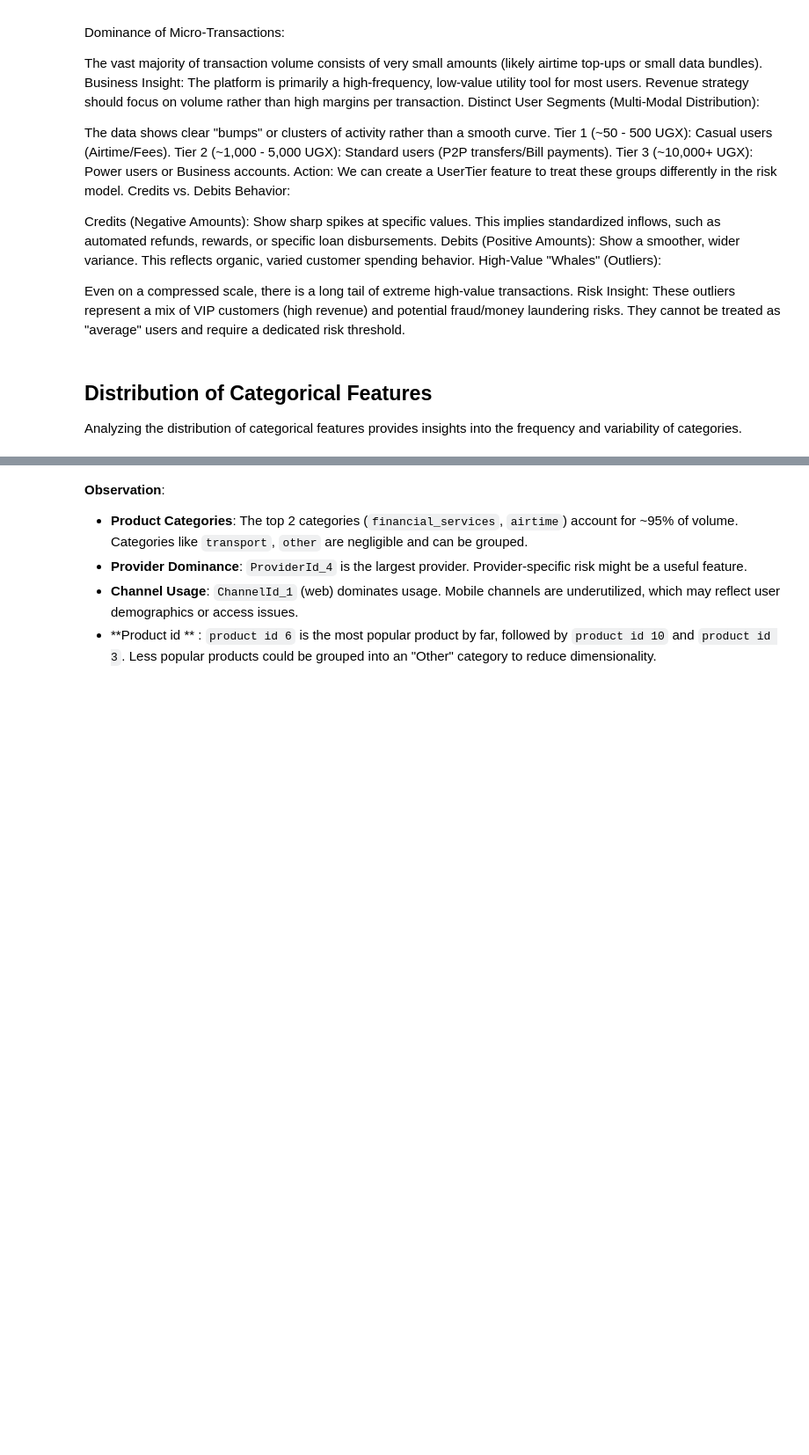
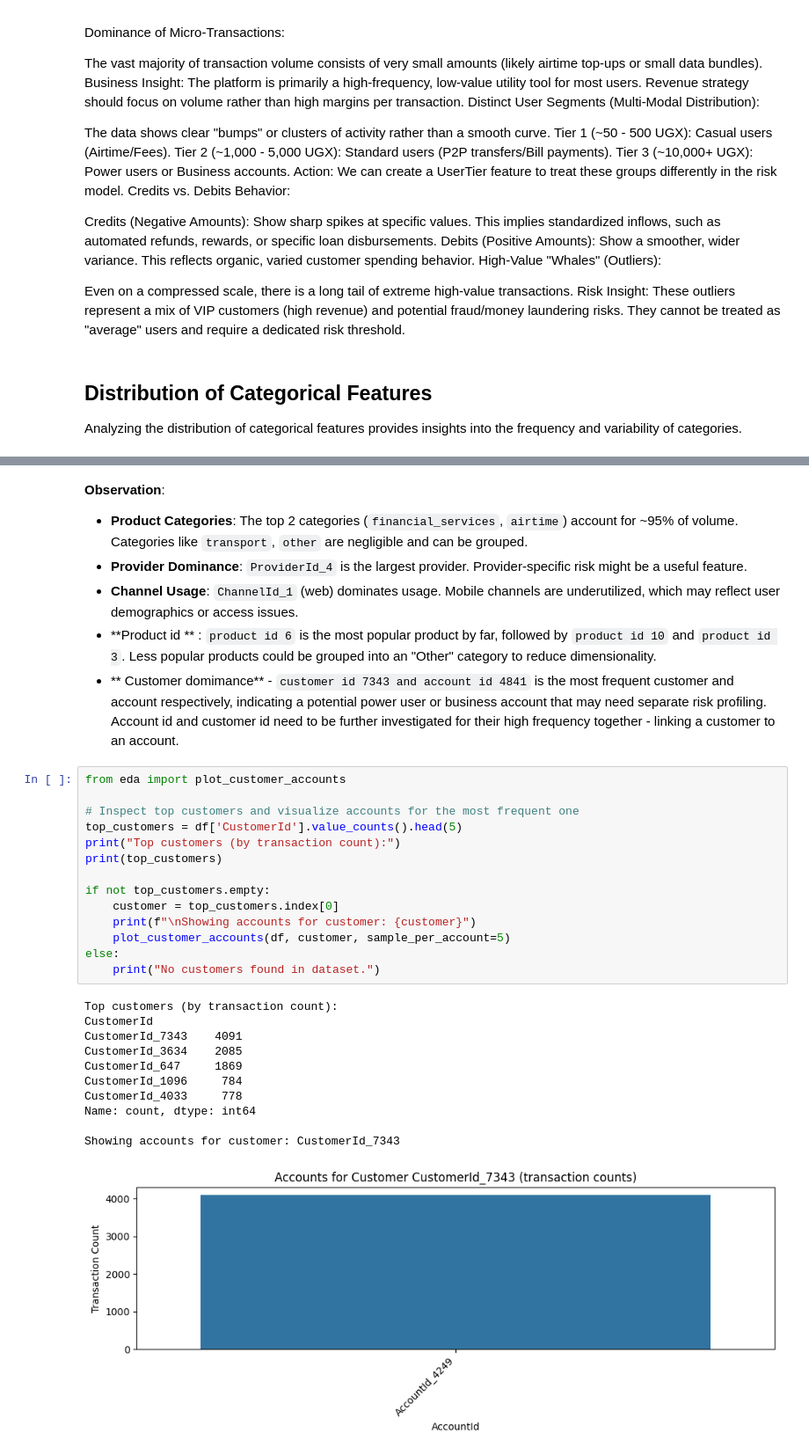
Before and after one commit to MYGBM/-End-To-End-Credit-Risk-Probability-Model-, a Jupyter notebook: notebooks/eda.ipynb, the cells around one changed output, grey strips where cells are left out. Shown: that part at 88% size. Saved outputs shown, nothing was run; the diff lists cells and outputs as text; blank space fills up the shorter version.

```diff
--- a/notebooks/eda.ipynb
+++ b/notebooks/eda.ipynb
@@ -188,3 +201,30 @@ plot_categorical_distributions(df)
 - **Provider Dominance**: `ProviderId_4` is the largest provider. Provider-specific risk might be a useful feature.
 - **Channel Usage**: `ChannelId_1` (web) dominates usage. Mobile channels are underutilized, which may reflect user demographics or access issues.
 -  **Product  id ** : `product id 6` is the most popular product by far, followed by `product id 10` and `product id 3`. Less popular products could be grouped into an "Other" category to reduce dimensionality.
+- ** Customer domimance** - `customer id 7343 and account id 4841` is the most frequent customer and account respectively, indicating a potential power user or business account that may need separate risk profiling. Account id and customer id need to be further investigated for their high frequency together - linking a customer to an account.
+# %%
+from eda import plot_customer_accounts
+
+# Inspect top customers and visualize accounts for the most frequent one
+top_customers = df['CustomerId'].value_counts().head(5)
+print("Top customers (by transaction count):")
+print(top_customers)
+
+if not top_customers.empty:
+    customer = top_customers.index[0]
+    print(f"\nShowing accounts for customer: {customer}")
+    plot_customer_accounts(df, customer, sample_per_account=5)
+else:
+    print("No customers found in dataset.")
+# %% [output]
+Top customers (by transaction count):
+CustomerId
+CustomerId_7343    4091
+CustomerId_3634    2085
+CustomerId_647     1869
+CustomerId_1096     784
+CustomerId_4033     778
+Name: count, dtype: int64
+
+Showing accounts for customer: CustomerId_7343
+[figure, added]
```
Also changed, not shown: parts of 11 cells of this notebook, 3 other files.
